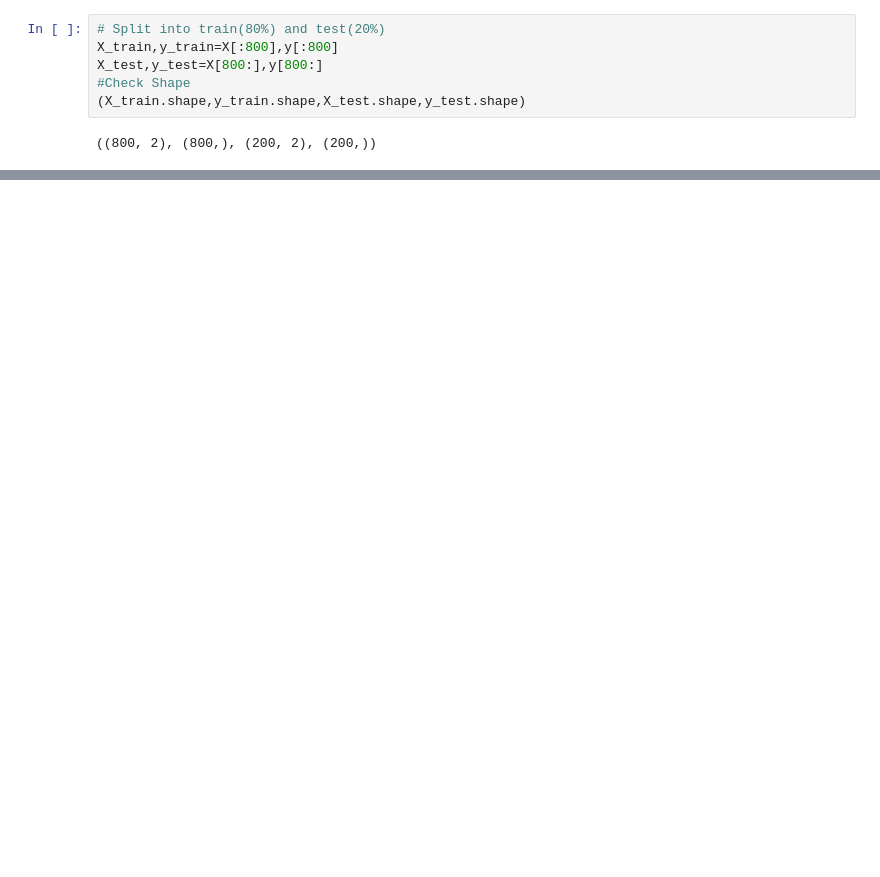
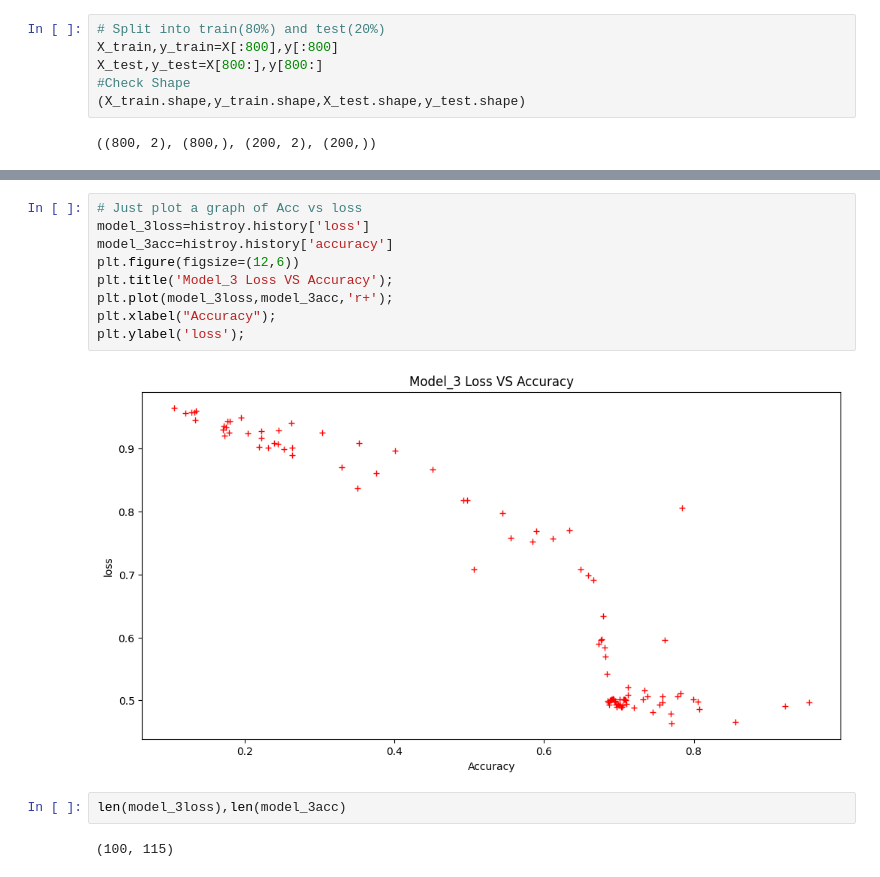
Before and after one commit to pravincoder/Fundamentals_tensorflow, a Jupyter notebook: Tensorflow_Neural_Network_Classification.ipynb, the cells around one changed output, grey strips where cells are left out. Drawn from its saved outputs; the diff is of its cells as text; blank space fills up the shorter version.

```diff
--- a/Tensorflow_Neural_Network_Classification.ipynb
+++ b/Tensorflow_Neural_Network_Classification.ipynb
@@ -309,0 +454,15 @@ X_test,y_test=X[800:],y[800:]
+# %%
+# Just plot a graph of Acc vs loss
+model_3loss=histroy.history['loss']
+model_3acc=histroy.history['accuracy']
+plt.figure(figsize=(12,6))
+plt.title('Model_3 Loss VS Accuracy');
+plt.plot(model_3loss,model_3acc,'r+');
+plt.xlabel("Accuracy");
+plt.ylabel('loss');
+# %% [output]
+[figure, added]
+# %%
+len(model_3loss),len(model_3acc)
+# %% [output]
+(100, 115)
```
Also changed, not shown: parts of 15 cells of this notebook.
